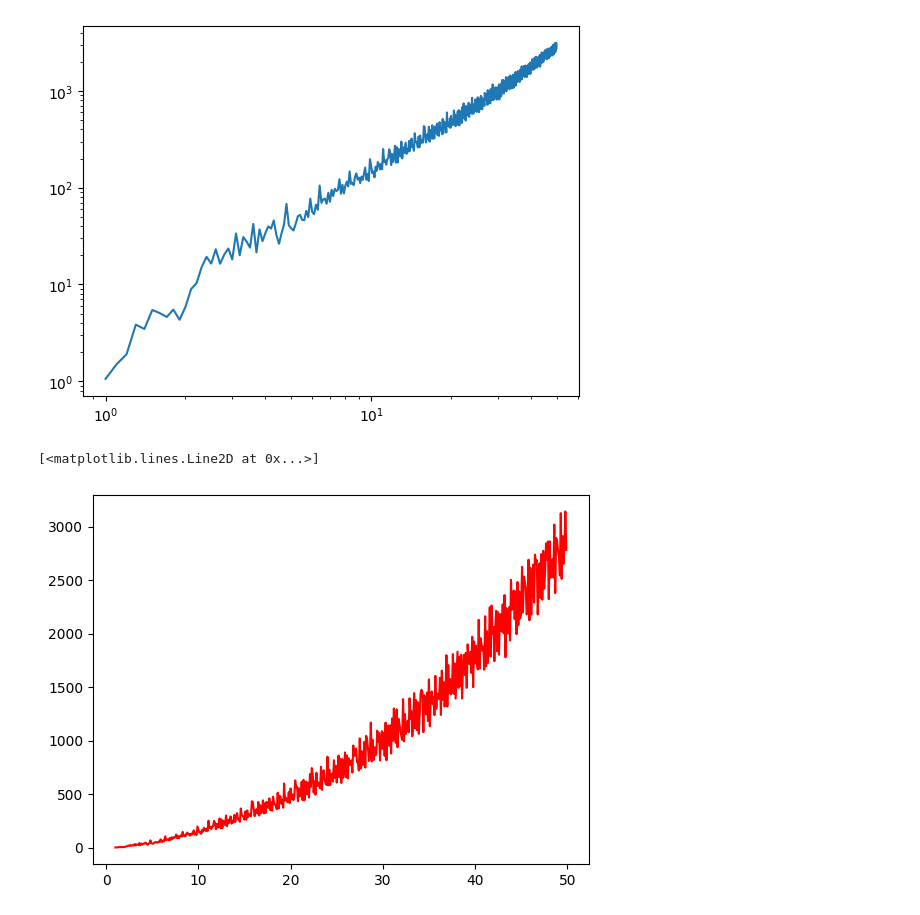
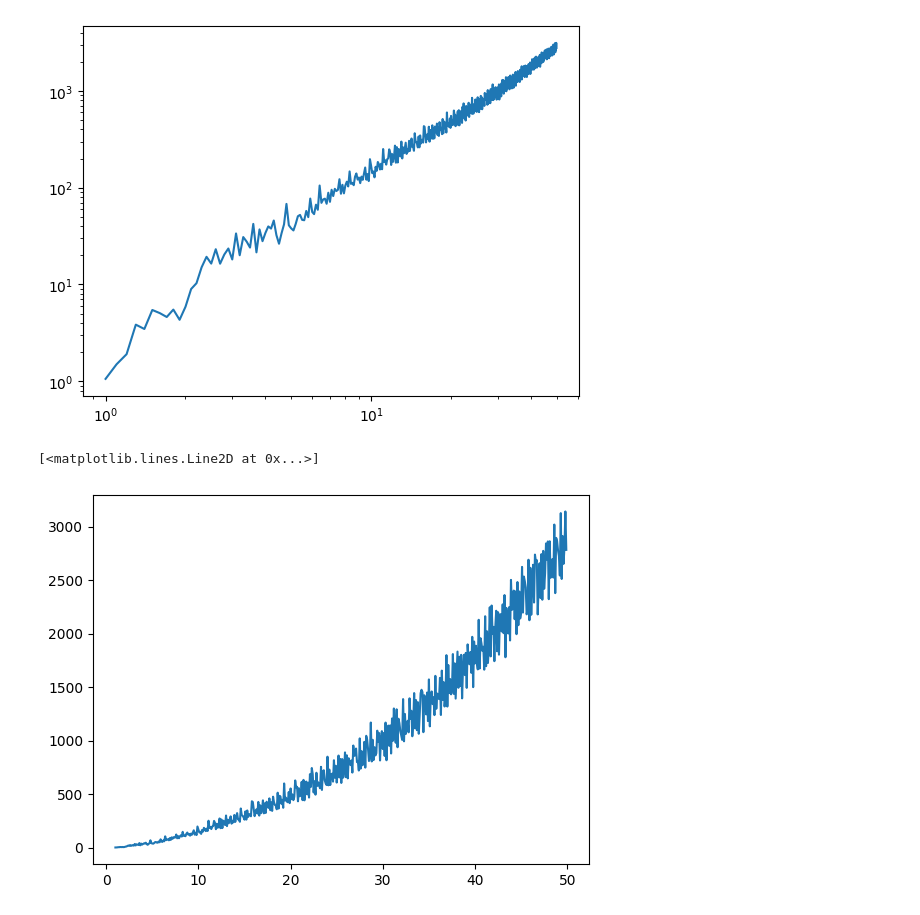
Before and after one commit to charlies-b/scattnlay-model, a Jupyter notebook: scattnlay-model.ipynb, the cells around one changed output. Cells and saved outputs as stored; diff of their text form; code cells hidden in the pictures.

```diff
--- a/scattnlay-model.ipynb
+++ b/scattnlay-model.ipynb
@@ -155,10 +157,10 @@ plt.plot(droplet_sizes*10**6,scat_irr)
 # %%
 # plt.yscale("log")
 # plt.xscale("log")
-plt.plot(droplet_sizes*10**6,scat_irr, color='red')
+plt.plot(droplet_sizes*10**6,scat_irr)
 # %% [output]
 [<matplotlib.lines.Line2D at 0x...>]
-[figure, old version]
+[figure, new version]
 # %%
 theta1_deg, theta2_deg  = 144, 156 # BCP
 wavelength = 658e-9 # BCP
```
Also changed, not shown: parts of 22 cells of this notebook.
